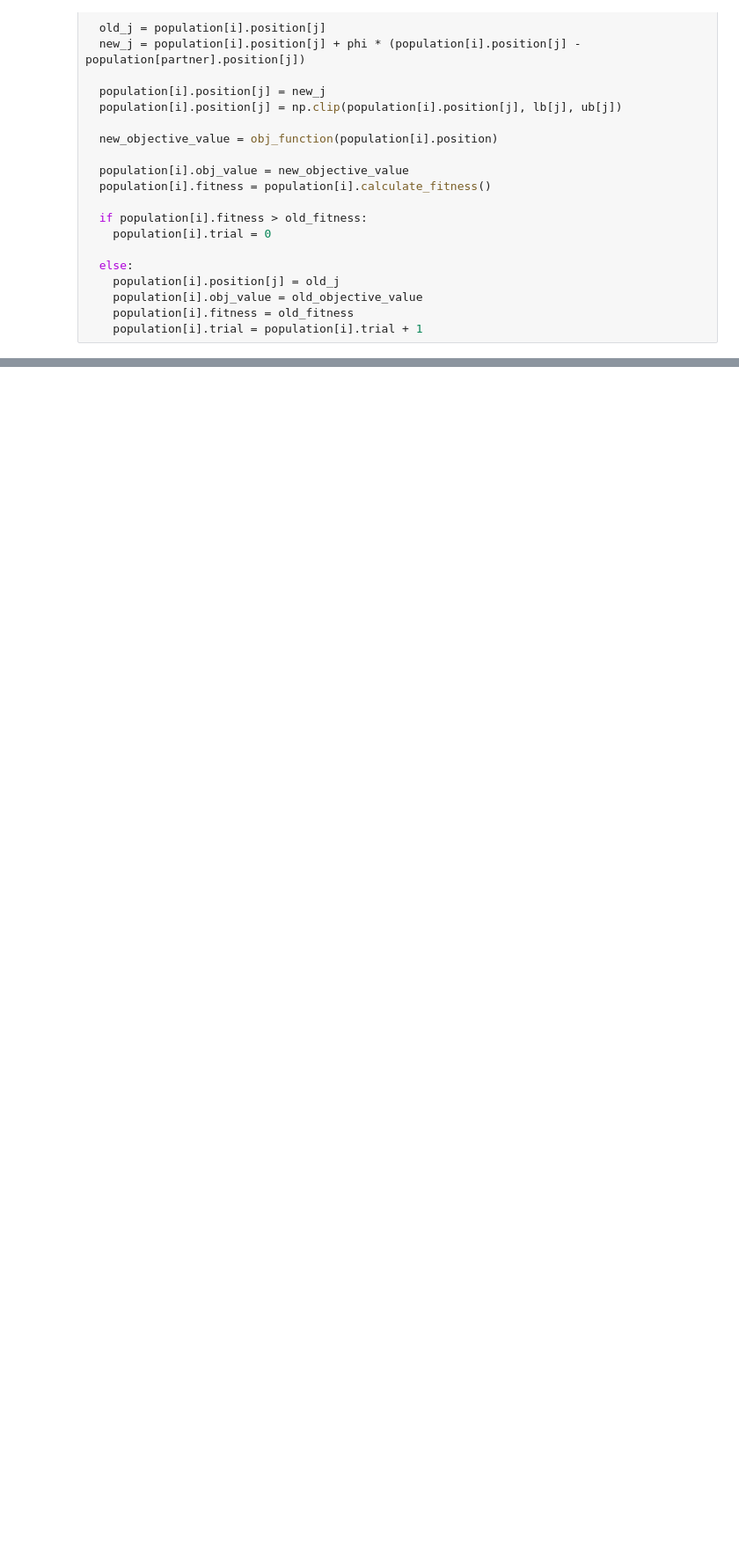
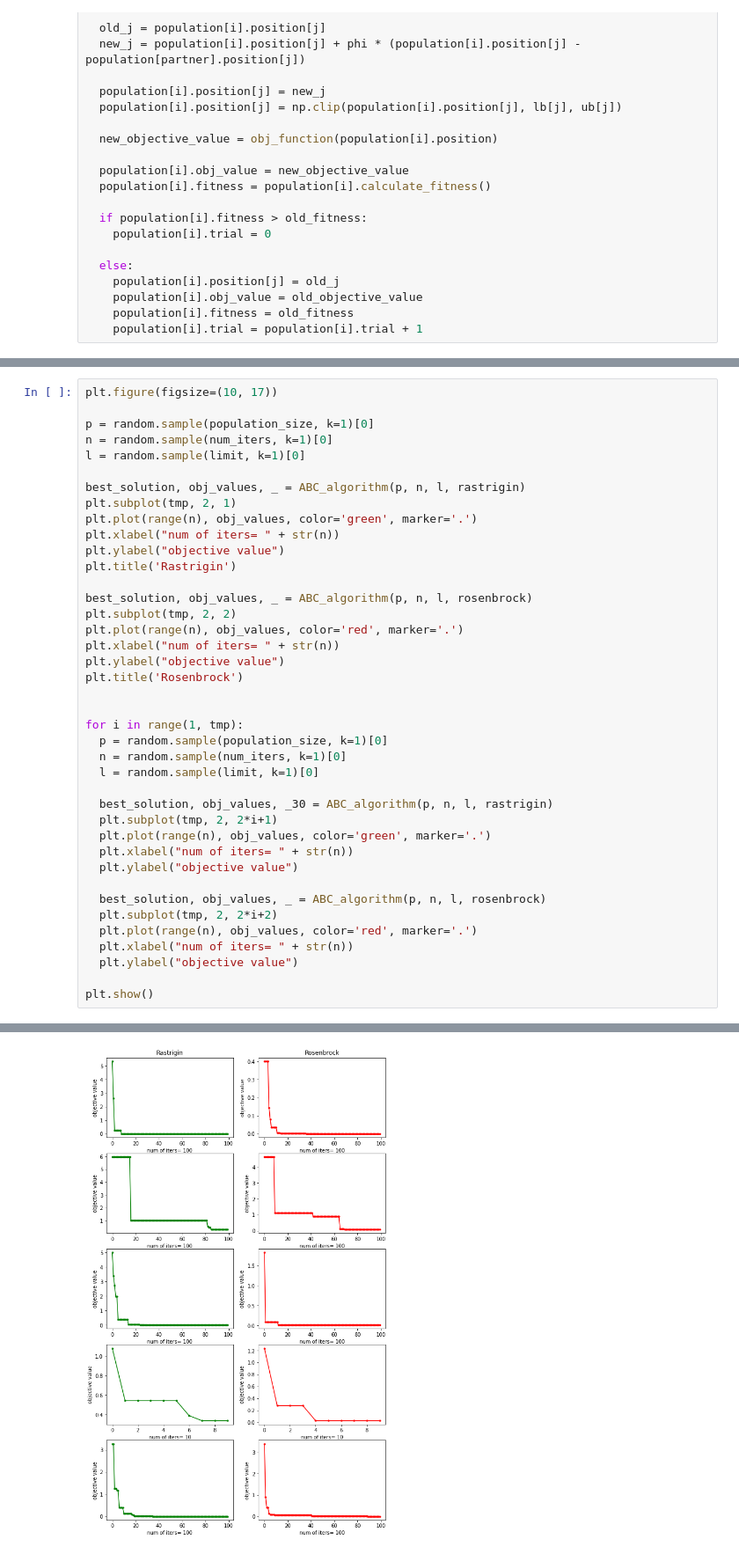
Before and after one commit to mirjanaa/Bee-Colony-Optimization, a Jupyter notebook: main.ipynb, the cells around one changed output, grey strips where cells are left out. Shown at 88% size. Drawn from its saved outputs; the diff is of its cells as text; blank space fills up the shorter version.

```diff
--- a/main.ipynb
+++ b/main.ipynb
@@ -143,0 +203,41 @@ plt.plot(range(NUM_OF_ITERATIONS), fitness_values)
+# %%
+plt.figure(figsize=(10, 17))
+
+p = random.sample(population_size, k=1)[0]
+n = random.sample(num_iters, k=1)[0]
+l = random.sample(limit, k=1)[0]
+
+best_solution, obj_values, _ = ABC_algorithm(p, n, l, rastrigin)
+plt.subplot(tmp, 2, 1)
+plt.plot(range(n), obj_values, color='green', marker='.')
+plt.xlabel("num of iters= " + str(n))
+plt.ylabel("objective value")
+plt.title('Rastrigin')
+
+best_solution, obj_values, _ = ABC_algorithm(p, n, l, rosenbrock)
+plt.subplot(tmp, 2, 2)
+plt.plot(range(n), obj_values, color='red', marker='.')
+plt.xlabel("num of iters= " + str(n))
+plt.ylabel("objective value")
+plt.title('Rosenbrock')
+
+
+for i in range(1, tmp):
+  p = random.sample(population_size, k=1)[0]
+  n = random.sample(num_iters, k=1)[0]
+  l = random.sample(limit, k=1)[0]
+
+  best_solution, obj_values, _30 = ABC_algorithm(p, n, l, rastrigin)
+  plt.subplot(tmp, 2, 2*i+1)
+  plt.plot(range(n), obj_values, color='green', marker='.')
+  plt.xlabel("num of iters= " + str(n))
+  plt.ylabel("objective value")
+
+  best_solution, obj_values, _ = ABC_algorithm(p, n, l, rosenbrock)
+  plt.subplot(tmp, 2, 2*i+2)
+  plt.plot(range(n), obj_values, color='red', marker='.')
+  plt.xlabel("num of iters= " + str(n))
+  plt.ylabel("objective value")
+
+plt.show()
+# %% [output]
@@ -143,0 +261 @@ plt.plot(range(NUM_OF_ITERATIONS), fitness_values)
+[figure, added]
```
Also changed, not shown: parts of 5 cells of this notebook.
